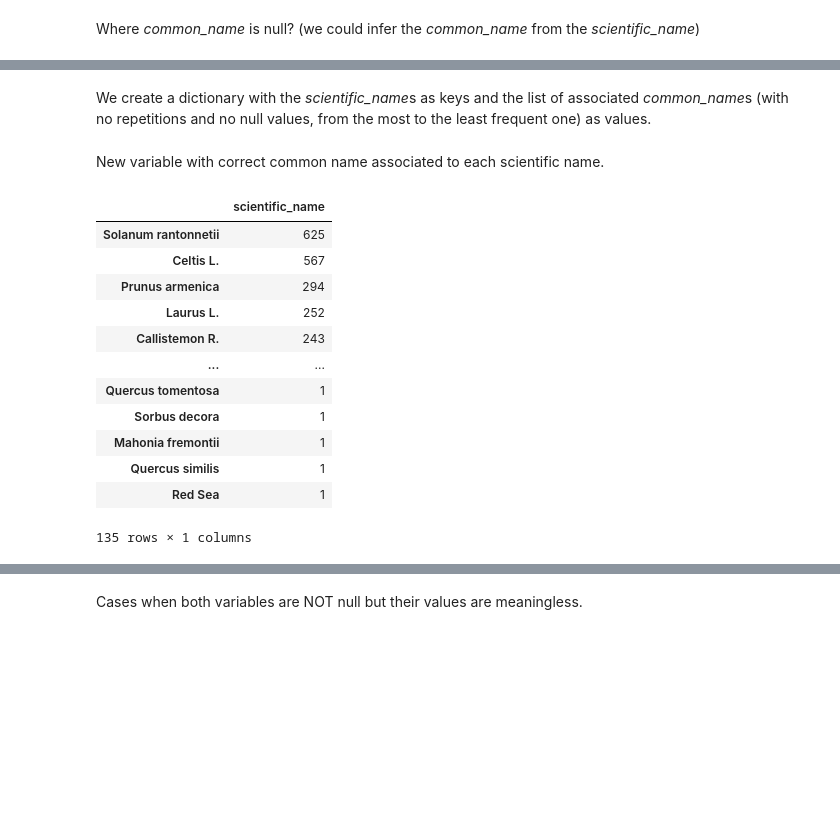
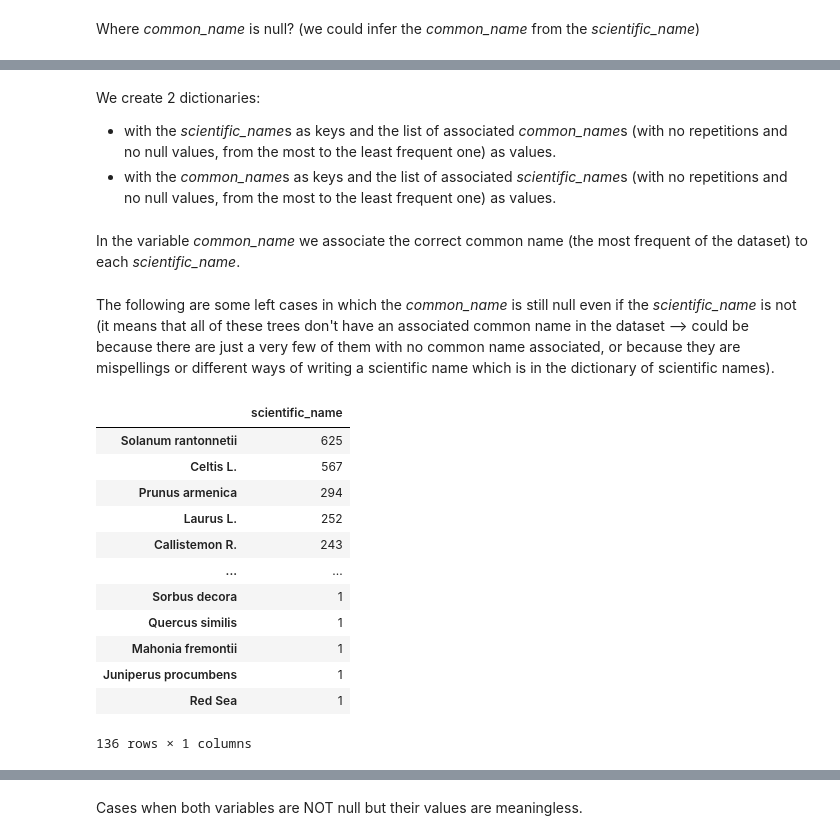
Before and after one commit to VittorioBartolomeoSecondin/DVIS-CAValli_Team, a Jupyter notebook: Assignment1 - Preprocessing.ipynb, the cells around one changed output, grey strips where cells are left out. Drawn from its saved outputs; the diff is of its cells as text; code cells hidden in the pictures; blank space fills up the shorter version.

```diff
--- a/Assignment1 - Preprocessing.ipynb
+++ b/Assignment1 - Preprocessing.ipynb
@@ -349,39 +362,42 @@ common_null['scientific_name'].value_counts().to_frame()
 # %% [markdown]
-We create a dictionary with the *scientific_name*s as keys and the list of associated *common_name*s (with no repetitions and no null values, from the most to the least frequent one) as values.
+We create 2 dictionaries:
+- with the *scientific_name*s as keys and the list of associated *common_name*s (with no repetitions and no null values, from the most to the least frequent one) as values.
+- with the *common_name*s as keys and the list of associated *scientific_name*s (with no repetitions and no null values, from the most to the least frequent one) as values.
 # %%
 # Filter out rows with null scientific names and common names
 filtered_tree_dataset = tree_dataset.dropna(subset=['scientific_name', 'common_name'])
 
-# Group by scientific_name, and count of common names, then sort them by count
-common_names_counts = filtered_tree_dataset.groupby(['scientific_name', 'common_name']).size().reset_index(name='count')
-common_names_counts = common_names_counts.sort_values(by=['scientific_name', 'count'], ascending=[True, False])
+# Create a scientific_name dictionary
+scientific_dict = filtered_tree_dataset.groupby(['scientific_name', 'common_name']
+                                                ).size().reset_index(name='count'
+                                                ).sort_values(by=['scientific_name', 'count'], ascending=[True, False]
+                                                              ).groupby('scientific_name')['common_name'].apply(list).to_dict()
 
-# Create a dictionary with unique common names for each scientific name
-scientific_dict = common_names_counts.groupby('scientific_name')['common_name'].apply(list).to_dict()
-
-# To access the common names for a specific scientific name, we can do:
-# common_names = scientific_dict.get('our_scientific_name', [])
-
-# If we want to handle the case where the scientific name doesn't exist in the dictionary:
-# common_names = scientific_dict.get('our_scientific_name', ['No common names found'])
+# Create a common_name dictionary
+common_dict = filtered_tree_dataset.groupby(['common_name', 'scientific_name']
+                                            ).size().reset_index(name='count'
+                                            ).sort_values(by=['common_name', 'count'], ascending=[True, False]
+                                                          ).groupby('common_name')['scientific_name'].apply(list).to_dict()
-# %% [markdown]
-New variable with correct common name associated to each scientific name.
-# %%
-tree_dataset['common_name_NEW'] = tree_dataset['scientific_name'].map(lambda x: scientific_dict.get(x, [])[0] if x in scientific_dict else None)
+# %% [markdown]
+In the variable *common_name* we associate the correct common name (the most frequent of the dataset) to each *scientific_name*.
+# %%
+tree_dataset['common_name'] = tree_dataset.apply(lambda row: scientific_dict[row['scientific_name']][0] if row['scientific_name'] in scientific_dict else row['common_name'], axis=1)
+# %% [markdown]
+The following are some left cases in which the *common_name* is still null even if the *scientific_name* is not (it means that all of these trees don't have an associated common name in the dataset --> could be because there are just a very few of them with no common name associated, or because they are mispellings or different ways of writing a scientific name which is in the dictionary of scientific names).
 # %%
-c_null = tree_dataset[(tree_dataset['common_name_NEW'].isnull()) & (~tree_dataset['scientific_name'].isnull())]
+c_null = tree_dataset[(tree_dataset['common_name'].isnull()) & (~tree_dataset['scientific_name'].isnull())]
 c_null['scientific_name'].value_counts().to_frame()
 # %% [output]
 |  | scientific_name |
 | Solanum rantonnetii | 625 |
 | Celtis L. | 567 |
 | Prunus armenica | 294 |
 | Laurus L. | 252 |
 | Callistemon R. | 243 |
 | ... | ... |
-| Quercus tomentosa | 1 |
 | Sorbus decora | 1 |
+| Quercus similis | 1 |
 | Mahonia fremontii | 1 |
-| Quercus similis | 1 |
+| Juniperus procumbens | 1 |
 | Red Sea | 1 |
-135 rows × 1 columns
+136 rows × 1 columns
```
Also changed, not shown: parts of 53 cells of this notebook.
